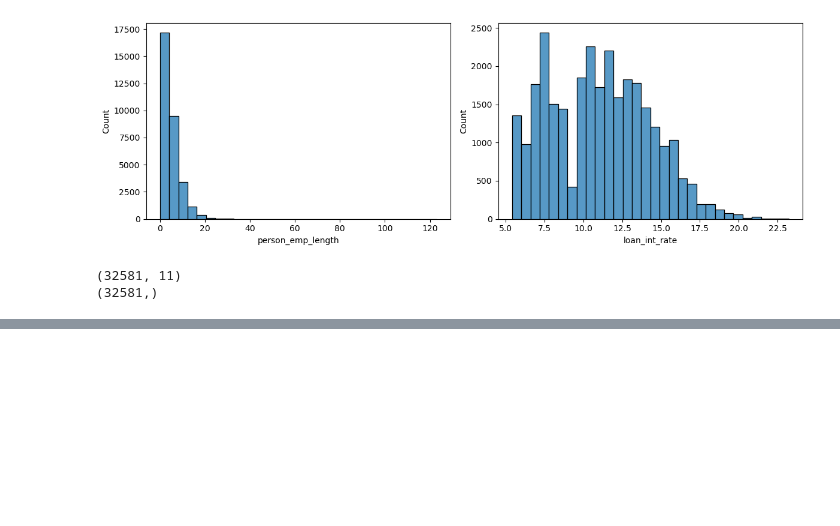
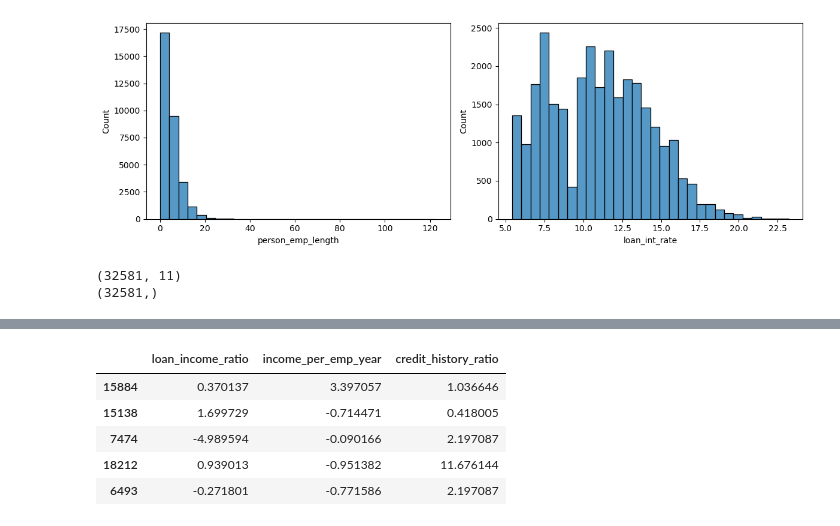
Before and after one commit to NSriDatta16/Credit_Risk_Modeling, a Jupyter notebook: notebooks/Credit_Risk_Modeling_End_To_End.ipynb, the cells around one changed output, grey strips where cells are left out. Cells and saved outputs as stored; diff of their text form; code cells hidden in the pictures; blank space fills up the shorter version.

```diff
--- a/notebooks/Credit_Risk_Modeling_End_To_End.ipynb
+++ b/notebooks/Credit_Risk_Modeling_End_To_End.ipynb
@@ -476,0 +748,18 @@ print(y.shape)
+# %%
+X_train["loan_income_ratio"] = (
+    X_train["loan_amnt"] / X_train["person_income"]
+)
+
+X_test["loan_income_ratio"] = (
+    X_test["loan_amnt"] / X_test["person_income"]
+)
+# %%
+X_train["income_per_emp_year"] = (
+    X_train["person_income"] /
+    (X_train["person_emp_length"] + 1)
+)
+
+X_test["income_per_emp_year"] = (
+    X_test["person_income"] /
+    (X_test["person_emp_length"] + 1)
+)
@@ -476,0 +776,15 @@ print(y.shape)
+# %%
+X_train[
+    [
+        "loan_income_ratio",
+        "income_per_emp_year",
+        "credit_history_ratio"
+    ]
+].head()
+# %% [output]
+|  | loan_income_ratio | income_per_emp_year | credit_history_ratio |
+| 15884 | 0.370137 | 3.397057 | 1.036646 |
+| 15138 | 1.699729 | -0.714471 | 0.418005 |
+| 7474 | -4.989594 | -0.090166 | 2.197087 |
+| 18212 | 0.939013 | -0.951382 | 11.676144 |
+| 6493 | -0.271801 | -0.771586 | 2.197087 |
```
Also changed, not shown: parts of 38 cells of this notebook.
